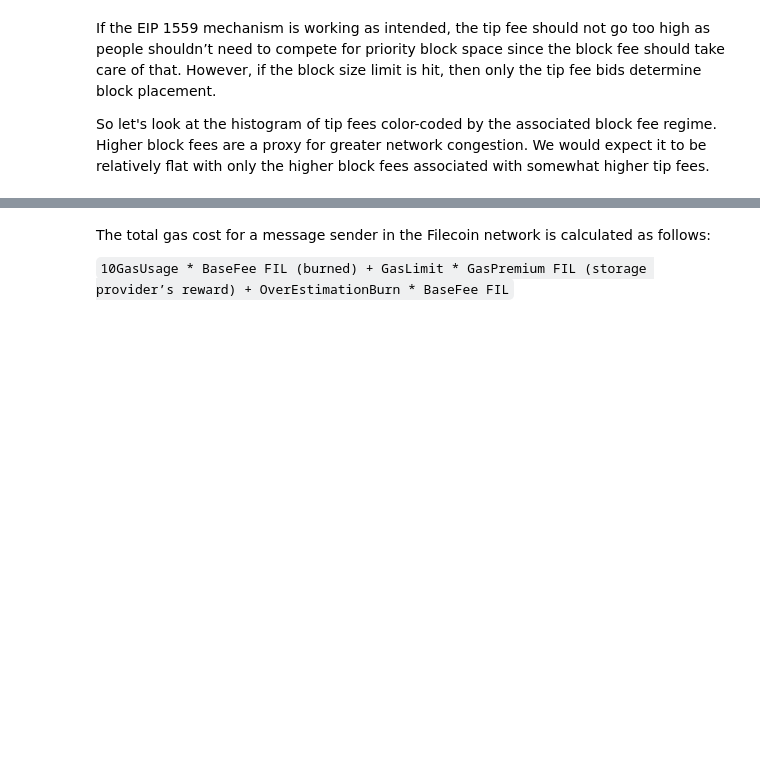
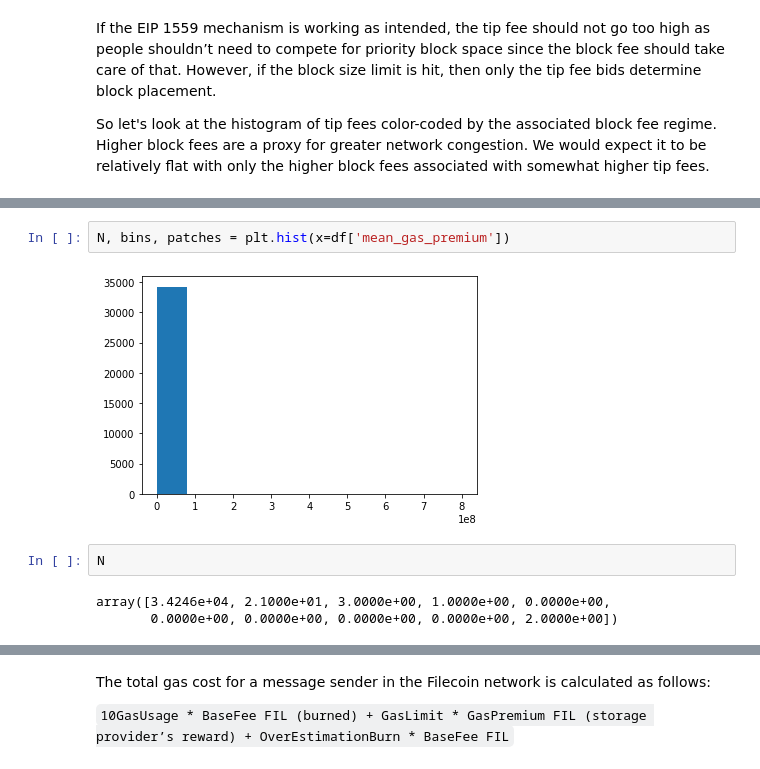
Before and after one commit to thor4/protocol_labs, a Jupyter notebook: step1.ipynb, the cells around one changed output, grey strips where cells are left out. Saved outputs shown, nothing was run; the diff lists cells and outputs as text; blank space fills up the shorter version.

```diff
--- a/step1.ipynb
+++ b/step1.ipynb
@@ -98,0 +105,9 @@ sns.histplot(data=df, x="mean_gas_premium", hue="mean_parent_base_fee")
+# %%
+N, bins, patches = plt.hist(x=df['mean_gas_premium'])
+# %% [output]
+[figure, added]
+# %%
+N
+# %% [output]
+array([3.4246e+04, 2.1000e+01, 3.0000e+00, 1.0000e+00, 0.0000e+00,
+       0.0000e+00, 0.0000e+00, 0.0000e+00, 0.0000e+00, 2.0000e+00])
```
Also changed, not shown: parts of 7 cells of this notebook.
